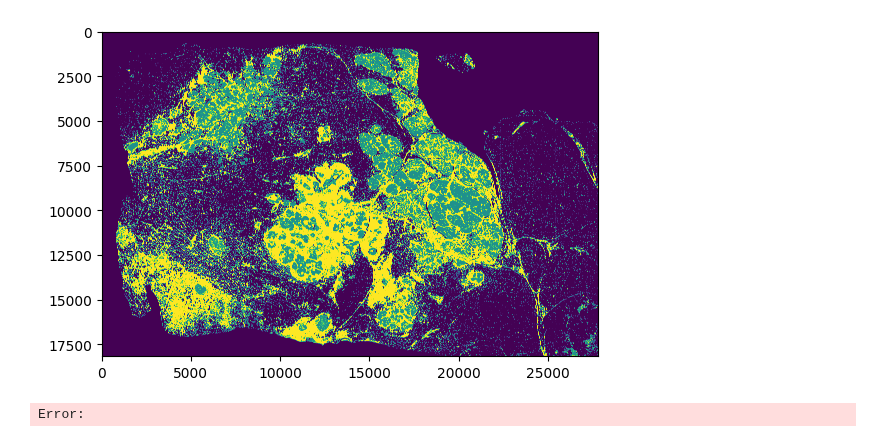
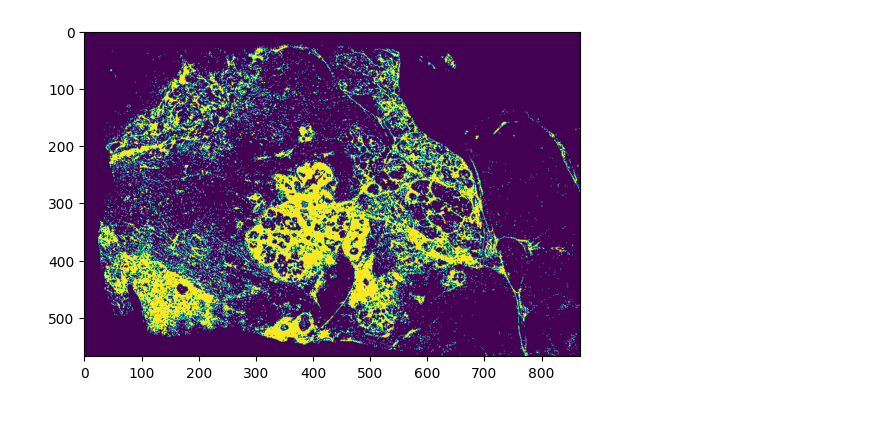
Before and after one commit to Jiaqi-Lv/TIAger-Torch, a Jupyter notebook: develop.ipynb, the cells around one changed output. Saved outputs shown, nothing was run; the diff lists cells and outputs as text; code cells hidden in the pictures.

```diff
--- a/develop.ipynb
+++ b/develop.ipynb
@@ -124,0 +173,6 @@ mask = SemanticSegmentor.merge_prediction(
+# %%
+stroma_mask = np.load("output/seg_out/104S_stroma.npy")[:, :, 0]
+print(stroma_mask.shape)
+stroma_mask = VirtualWSIReader.open(stroma_mask, power=10, mode="bool")
+print(stroma_mask.info.as_dict())
+stroma_mask_thumb = stroma_mask.slide_thumbnail(resolution=0.3125, units="power")
@@ -125,9 +184,9 @@ mask = SemanticSegmentor.merge_prediction(
 # %%
-plt.imshow(mask)
+binary_stroma_mask = stroma_mask_thumb[:, :, 0]
+plt.imshow(binary_stroma_mask)
 plt.show()
 # %% [output]
-[figure, old version]
+[figure, new version]
-Error:
 # %%
 # open images
 
```
Also changed, not shown: parts of 9 cells of this notebook, 1 other file.
